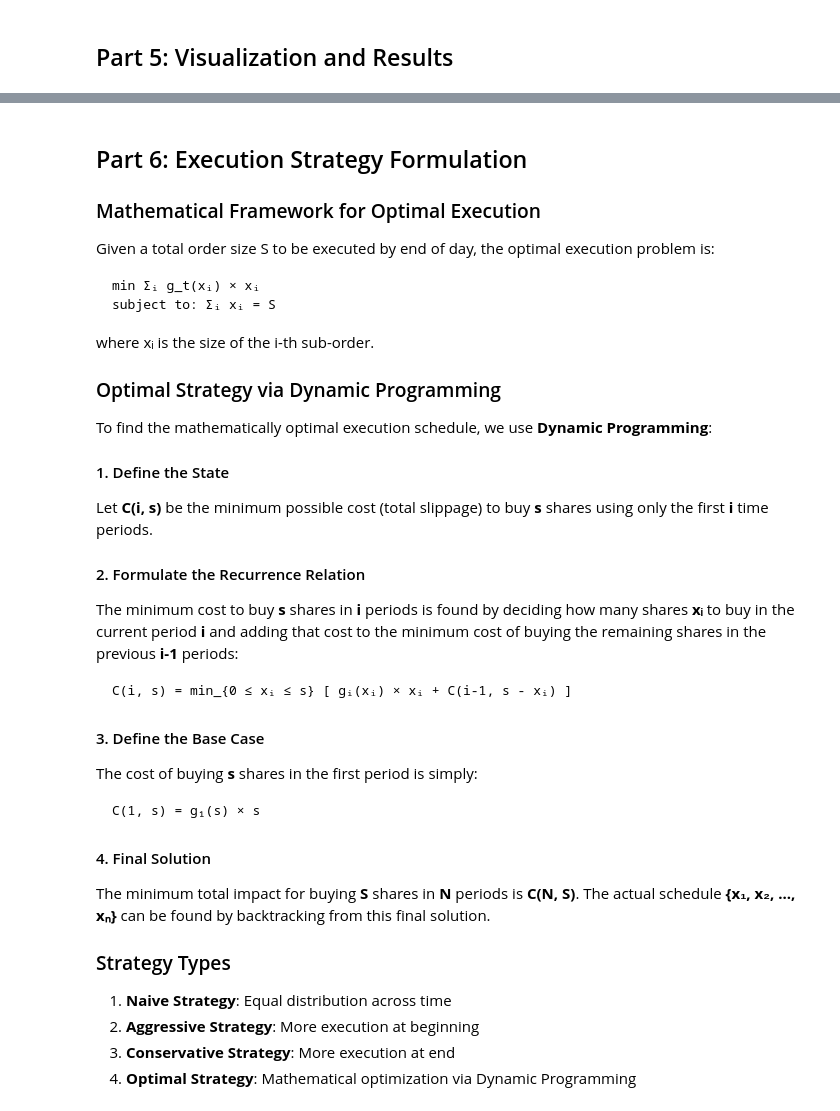
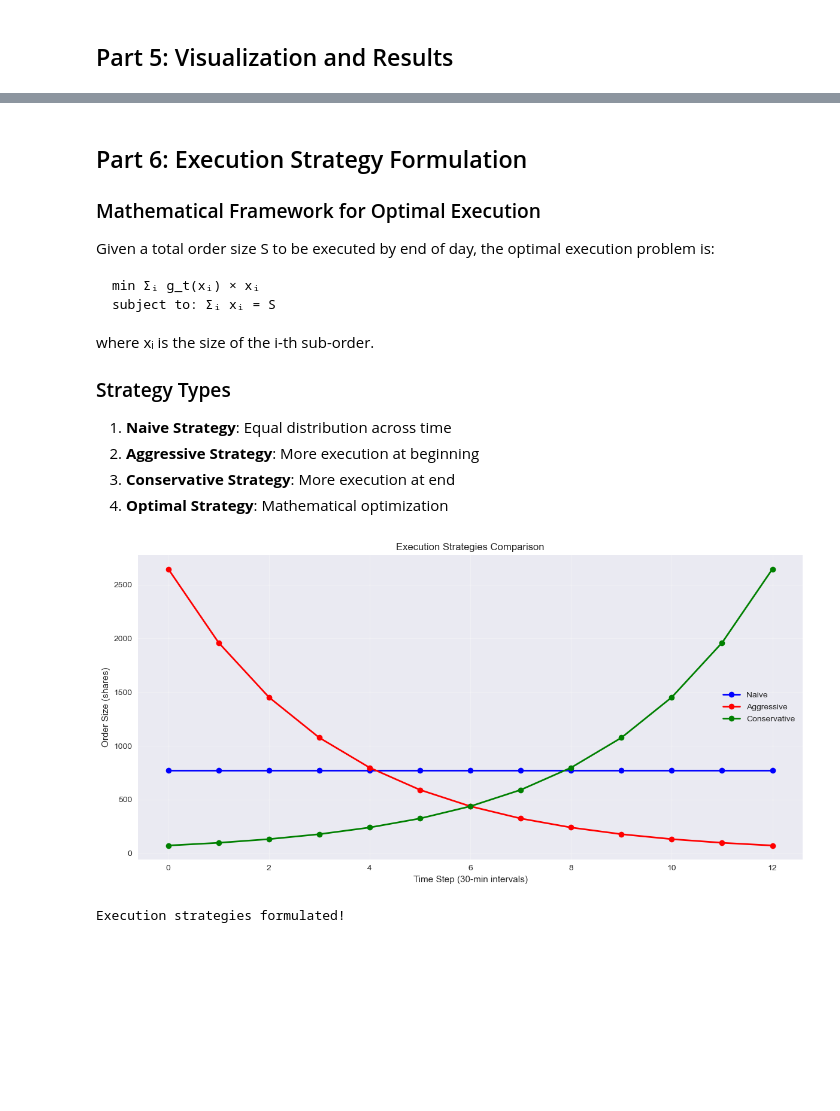
Before and after one commit to AtharvRaotole/BlockHouse, a Jupyter notebook: market_impact_analysis.ipynb, the cells around one changed output, grey strips where cells are left out. Saved outputs shown, nothing was run; the diff lists cells and outputs as text; code cells hidden in the pictures; blank space fills up the shorter version.

````diff
--- a/market_impact_analysis.ipynb
+++ b/market_impact_analysis.ipynb
@@ -316,32 +351,9 @@ subject to: Σᵢ xᵢ = S
 
 where xᵢ is the size of the i-th sub-order.
 
-### Optimal Strategy via Dynamic Programming
-
-To find the mathematically optimal execution schedule, we use **Dynamic Programming**:
-
-#### 1. Define the State
-Let **C(i, s)** be the minimum possible cost (total slippage) to buy **s** shares using only the first **i** time periods.
-
-#### 2. Formulate the Recurrence Relation
-The minimum cost to buy **s** shares in **i** periods is found by deciding how many shares **xᵢ** to buy in the current period **i** and adding that cost to the minimum cost of buying the remaining shares in the previous **i-1** periods:
-
-```
-C(i, s) = min_{0 ≤ xᵢ ≤ s} [ gᵢ(xᵢ) × xᵢ + C(i-1, s - xᵢ) ]
-```
-
-#### 3. Define the Base Case
-The cost of buying **s** shares in the first period is simply:
-```
-C(1, s) = g₁(s) × s
-```
-
-#### 4. Final Solution
-The minimum total impact for buying **S** shares in **N** periods is **C(N, S)**. The actual schedule **{x₁, x₂, ..., xₙ}** can be found by backtracking from this final solution.
-
 ### Strategy Types
 
 1. **Naive Strategy**: Equal distribution across time
 2. **Aggressive Strategy**: More execution at beginning
 3. **Conservative Strategy**: More execution at end
-4. **Optimal Strategy**: Mathematical optimization via Dynamic Programming
+4. **Optimal Strategy**: Mathematical optimization
@@ -505,3 +360,53 @@ print("Execution strategies formulated with Dynamic Programming optimization!")
+# %%
+# Execution strategy implementation
+def naive_strategy(total_shares: int, time_steps: int) -> List[float]:
+    """Naive strategy: Equal distribution."""
+    return [total_shares / time_steps] * time_steps
+
+def aggressive_strategy(total_shares: int, time_steps: int) -> List[float]:
+    """Aggressive strategy: More at beginning."""
+    weights = np.exp(-np.arange(time_steps) * 0.3)
+    weights = weights / np.sum(weights)
+    return [total_shares * w for w in weights]
+
+def conservative_strategy(total_shares: int, time_steps: int) -> List[float]:
+    """Conservative strategy: More at end."""
+    weights = np.exp(np.arange(time_steps) * 0.3)
+    weights = weights / np.sum(weights)
+    return [total_shares * w for w in weights]
+
+# Example execution strategies
+total_shares = 10000
+time_steps = 13  # 30-minute intervals
+
+strategies = {
+    'Naive': naive_strategy(total_shares, time_steps),
+    'Aggressive': aggressive_strategy(total_shares, time_steps),
+    'Conservative': conservative_strategy(total_shares, time_steps)
+}
+
+# Visualize strategies
+fig, ax = plt.subplots(figsize=(12, 6))
+
+x = np.arange(time_steps)
+colors = ['blue', 'red', 'green']
+
+for i, (name, sizes) in enumerate(strategies.items()):
+    ax.plot(x, sizes, 'o-', color=colors[i], linewidth=2, label=name)
+
+ax.set_xlabel('Time Step (30-min intervals)')
+ax.set_ylabel('Order Size (shares)')
+ax.set_title('Execution Strategies Comparison')
+ax.legend()
+ax.grid(True, alpha=0.3)
+
+plt.tight_layout()
+plt.show()
+
+print("Execution strategies formulated!")
+# %% [output]
+[figure, added]
+Execution strategies formulated!
 # %% [markdown]
 ## Part 7: Conclusions and Recommendations
 
````
Also changed, not shown: parts of 7 cells of this notebook.
